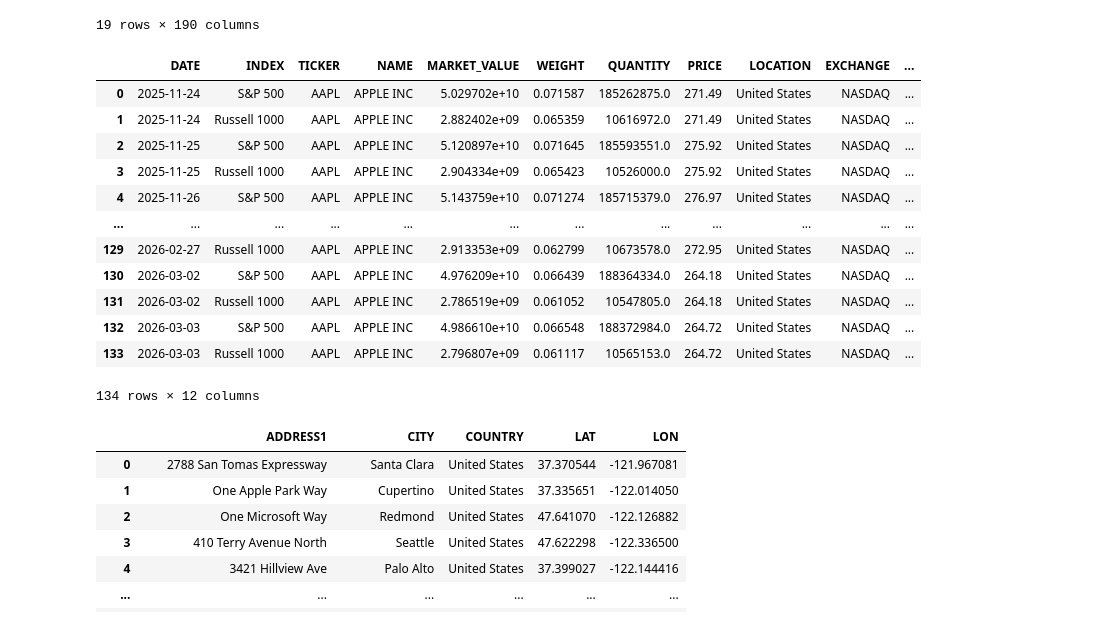
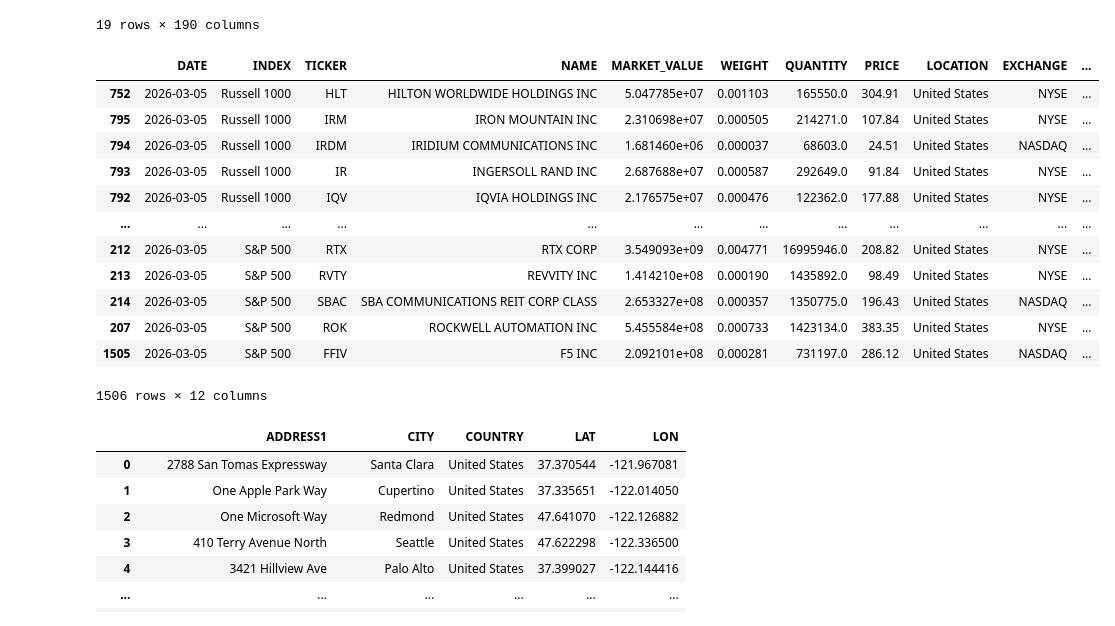
Before and after one commit to Code-And-Capital/finance, a Jupyter notebook: notebooks/pull_data.ipynb, the cells around one changed output. Cells and saved outputs as stored; diff of their text form; code cells hidden in the pictures.

```diff
--- a/notebooks/pull_data.ipynb
+++ b/notebooks/pull_data.ipynb
@@ -58,21 +58,21 @@ get_company_info(
 # %%
 from handyman import get_index_holdings, get_llm_holdings
 
-get_index_holdings(tickers="AAPL")
+get_index_holdings(start_date="2026-03-05").sort_values("INDEX")
 # %% [output]
 |  | DATE | INDEX | TICKER | NAME | MARKET_VALUE | WEIGHT | QUANTITY | PRICE | LOCATION | EXCHANGE | ... |
-| 0 | 2025-11-24 | S&P 500 | AAPL | APPLE INC | 5.029702e+10 | 0.071587 | 185262875.0 | 271.49 | United States | NASDAQ | ... |
-| 1 | 2025-11-24 | Russell 1000 | AAPL | APPLE INC | 2.882402e+09 | 0.065359 | 10616972.0 | 271.49 | United States | NASDAQ | ... |
-| 2 | 2025-11-25 | S&P 500 | AAPL | APPLE INC | 5.120897e+10 | 0.071645 | 185593551.0 | 275.92 | United States | NASDAQ | ... |
-| 3 | 2025-11-25 | Russell 1000 | AAPL | APPLE INC | 2.904334e+09 | 0.065423 | 10526000.0 | 275.92 | United States | NASDAQ | ... |
-| 4 | 2025-11-26 | S&P 500 | AAPL | APPLE INC | 5.143759e+10 | 0.071274 | 185715379.0 | 276.97 | United States | NASDAQ | ... |
+| 752 | 2026-03-05 | Russell 1000 | HLT | HILTON WORLDWIDE HOLDINGS INC | 5.047785e+07 | 0.001103 | 165550.0 | 304.91 | United States | NYSE | ... |
+| 795 | 2026-03-05 | Russell 1000 | IRM | IRON MOUNTAIN INC | 2.310698e+07 | 0.000505 | 214271.0 | 107.84 | United States | NYSE | ... |
+| 794 | 2026-03-05 | Russell 1000 | IRDM | IRIDIUM COMMUNICATIONS INC | 1.681460e+06 | 0.000037 | 68603.0 | 24.51 | United States | NASDAQ | ... |
+| 793 | 2026-03-05 | Russell 1000 | IR | INGERSOLL RAND INC | 2.687688e+07 | 0.000587 | 292649.0 | 91.84 | United States | NYSE | ... |
+| 792 | 2026-03-05 | Russell 1000 | IQV | IQVIA HOLDINGS INC | 2.176575e+07 | 0.000476 | 122362.0 | 177.88 | United States | NYSE | ... |
 | ... | ... | ... | ... | ... | ... | ... | ... | ... | ... | ... | ... |
-| 129 | 2026-02-27 | Russell 1000 | AAPL | APPLE INC | 2.913353e+09 | 0.062799 | 10673578.0 | 272.95 | United States | NASDAQ | ... |
-| 130 | 2026-03-02 | S&P 500 | AAPL | APPLE INC | 4.976209e+10 | 0.066439 | 188364334.0 | 264.18 | United States | NASDAQ | ... |
-| 131 | 2026-03-02 | Russell 1000 | AAPL | APPLE INC | 2.786519e+09 | 0.061052 | 10547805.0 | 264.18 | United States | NASDAQ | ... |
-| 132 | 2026-03-03 | S&P 500 | AAPL | APPLE INC | 4.986610e+10 | 0.066548 | 188372984.0 | 264.72 | United States | NASDAQ | ... |
-| 133 | 2026-03-03 | Russell 1000 | AAPL | APPLE INC | 2.796807e+09 | 0.061117 | 10565153.0 | 264.72 | United States | NASDAQ | ... |
+| 212 | 2026-03-05 | S&P 500 | RTX | RTX CORP | 3.549093e+09 | 0.004771 | 16995946.0 | 208.82 | United States | NYSE | ... |
+| 213 | 2026-03-05 | S&P 500 | RVTY | REVVITY INC | 1.414210e+08 | 0.000190 | 1435892.0 | 98.49 | United States | NYSE | ... |
+| 214 | 2026-03-05 | S&P 500 | SBAC | SBA COMMUNICATIONS REIT CORP CLASS | 2.653327e+08 | 0.000357 | 1350775.0 | 196.43 | United States | NASDAQ | ... |
+| 207 | 2026-03-05 | S&P 500 | ROK | ROCKWELL AUTOMATION INC | 5.455584e+08 | 0.000733 | 1423134.0 | 383.35 | United States | NYSE | ... |
+| 1505 | 2026-03-05 | S&P 500 | FFIV | F5 INC | 2.092101e+08 | 0.000281 | 731197.0 | 286.12 | United States | NASDAQ | ... |
-134 rows × 12 columns
+1506 rows × 12 columns
 # %%
 from connectors.azure_data_source import default_azure_data_source
 from sql.script_factory import SQLClient
```
Also changed, not shown: 9 other files.
